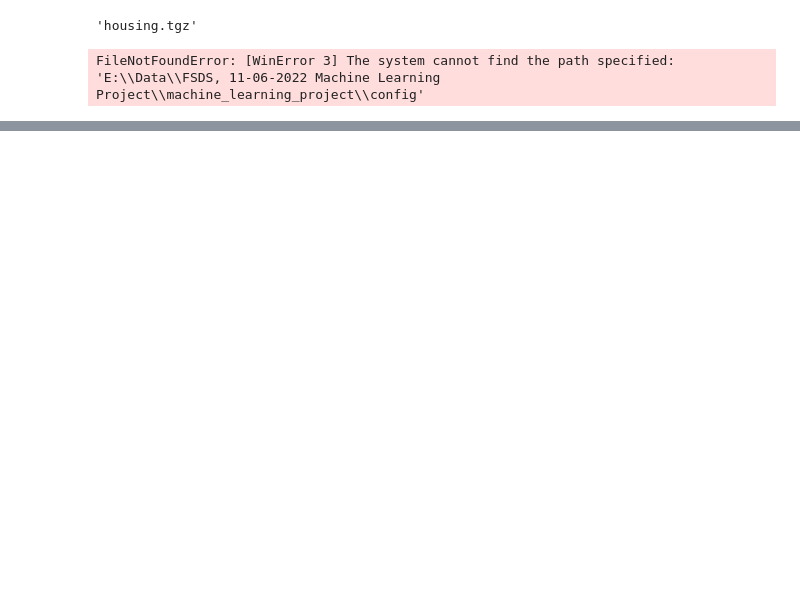
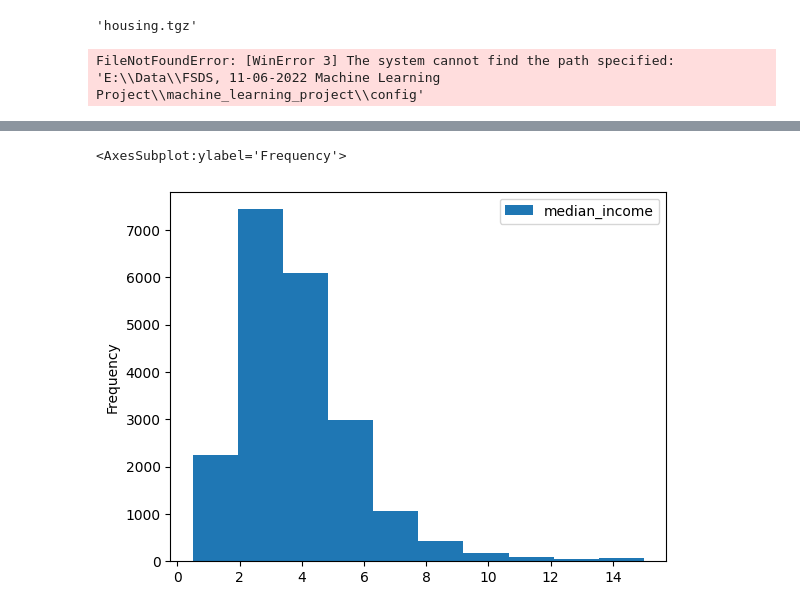
Before and after one commit to sMathujan/machine_learning_project, a Jupyter notebook: notebook/example2.ipynb, the cells around one changed output, grey strips where cells are left out. Saved outputs shown, nothing was run; the diff lists cells and outputs as text; code cells hidden in the pictures; blank space fills up the shorter version.

```diff
--- a/notebook/example2.ipynb
+++ b/notebook/example2.ipynb
@@ -14,0 +19,3 @@ FileNotFoundError: [WinError 3] The system cannot find the path specified: 'E:\\
+# %%
+csv_file_path = r"E:\Data\FSDS\54 11-06-2022 Machine Learning Project\machine_learning_project\housing\artifact\data_ingestion\2022-11-09-16-37-29\raw_data\housing.csv"
+housing_data_frame = pd.read_csv(csv_file_path)
@@ -14,0 +44,5 @@ FileNotFoundError: [WinError 3] The system cannot find the path specified: 'E:\\
+# %%
+housing_data_frame[["median_income"]].plot(kind="hist")
+# %% [output]
+<AxesSubplot:ylabel='Frequency'>
+[figure, added]
```
Also changed, not shown: parts of 23 cells of this notebook, 4 other files.
